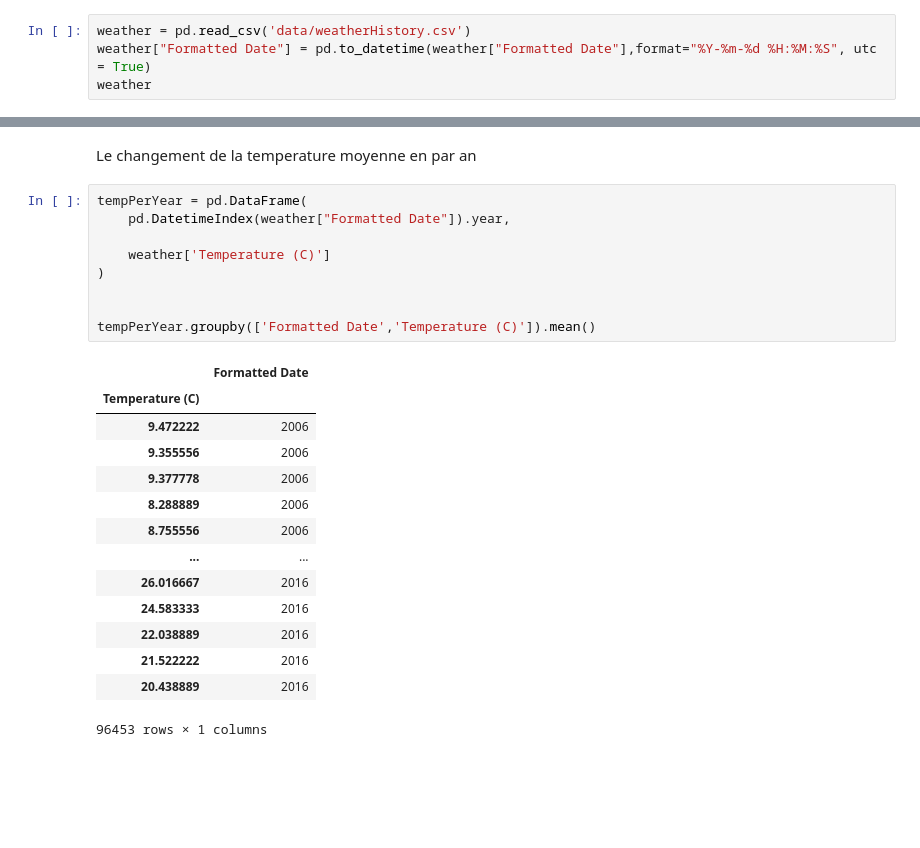
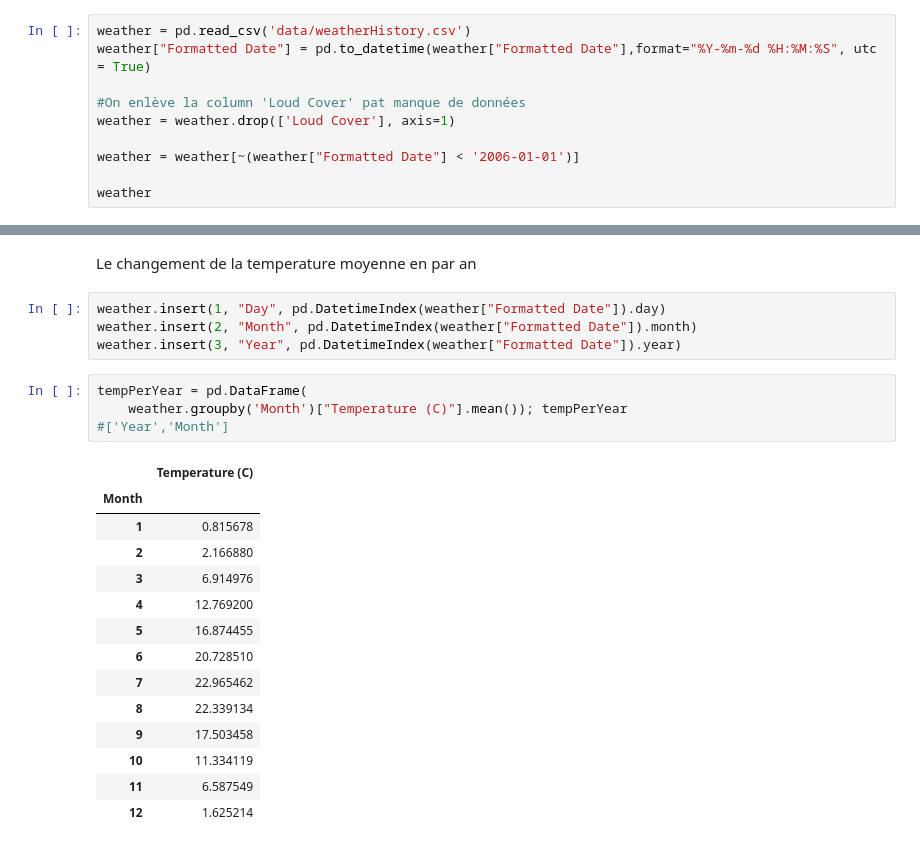
Before and after one commit to Amine-Alami/H3Python, a Jupyter notebook: Projet_analyse_de_données.ipynb, the cells around one changed output, grey strips where cells are left out. Cells and saved outputs as stored; diff of their text form; blank space fills up the shorter version.

```diff
--- a/Projet_analyse_de_données.ipynb
+++ b/Projet_analyse_de_données.ipynb
@@ -8,6 +8,12 @@ import matplotlib.pyplot as plt
 # %%
 weather = pd.read_csv('data/weatherHistory.csv')
 weather["Formatted Date"] = pd.to_datetime(weather["Formatted Date"],format="%Y-%m-%d %H:%M:%S", utc = True)
+
+#On enlève la column 'Loud Cover' pat manque de données
+weather = weather.drop(['Loud Cover'], axis=1)
+
+weather = weather[~(weather["Formatted Date"] < '2006-01-01')]
+
 weather
 # %% [output]
 |  | Formatted Date | Summary | Precip Type | Temperature (C) | Apparent Temperature (C) | Humidity | ... |
@@ -44,26 +45,25 @@ sns.catplot(
 # %% [markdown]
 Le changement de la temperature moyenne en par an
+# %%
+weather.insert(1, "Day", pd.DatetimeIndex(weather["Formatted Date"]).day)
+weather.insert(2, "Month", pd.DatetimeIndex(weather["Formatted Date"]).month)
+weather.insert(3, "Year", pd.DatetimeIndex(weather["Formatted Date"]).year)
 # %%
 tempPerYear = pd.DataFrame(
-    pd.DatetimeIndex(weather["Formatted Date"]).year,
-
-    weather['Temperature (C)']
-)
-
-
-tempPerYear.groupby(['Formatted Date','Temperature (C)']).mean()
+    weather.groupby('Month')["Temperature (C)"].mean()); tempPerYear
+#['Year','Month']
 # %% [output]
-|  | Formatted Date |
-| Temperature (C) |  |
-| 9.472222 | 2006 |
-| 9.355556 | 2006 |
-| 9.377778 | 2006 |
-| 8.288889 | 2006 |
-| 8.755556 | 2006 |
-| ... | ... |
-| 26.016667 | 2016 |
-| 24.583333 | 2016 |
-| 22.038889 | 2016 |
-| 21.522222 | 2016 |
-| 20.438889 | 2016 |
+|  | Temperature (C) |
+| Month |  |
+| 1 | 0.815678 |
+| 2 | 2.166880 |
+| 3 | 6.914976 |
+| 4 | 12.769200 |
+| 5 | 16.874455 |
+| 6 | 20.728510 |
+| 7 | 22.965462 |
+| 8 | 22.339134 |
+| 9 | 17.503458 |
+| 10 | 11.334119 |
+| 11 | 6.587549 |
+| 12 | 1.625214 |
-96453 rows × 1 columns
```
Also changed, not shown: parts of 10 cells of this notebook.
